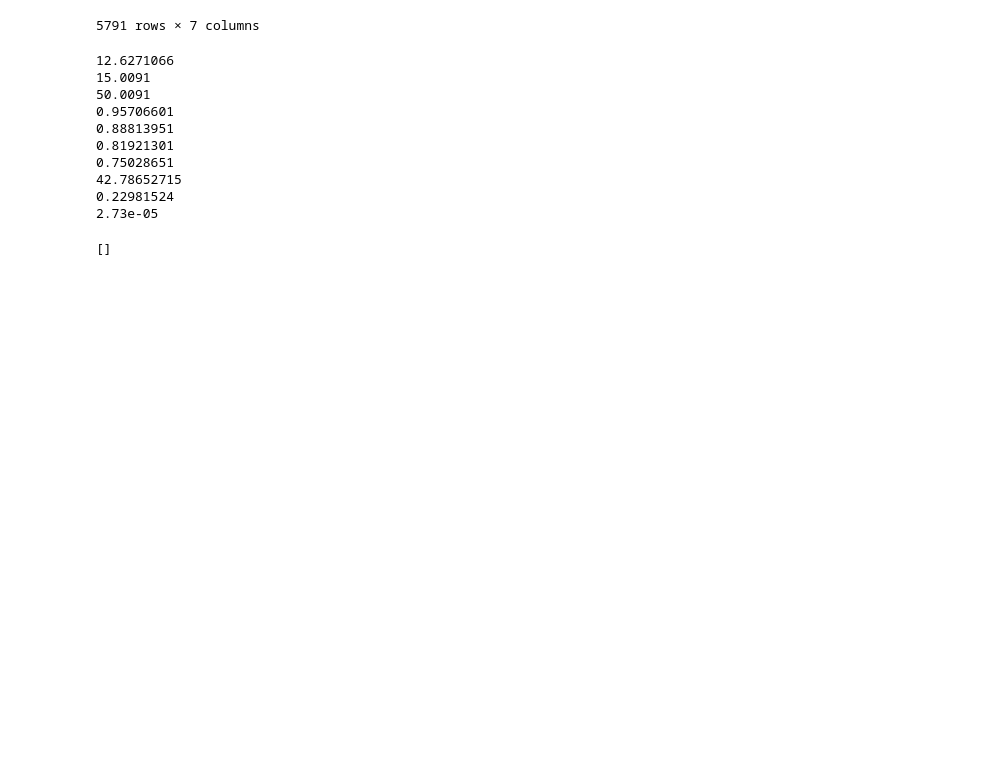
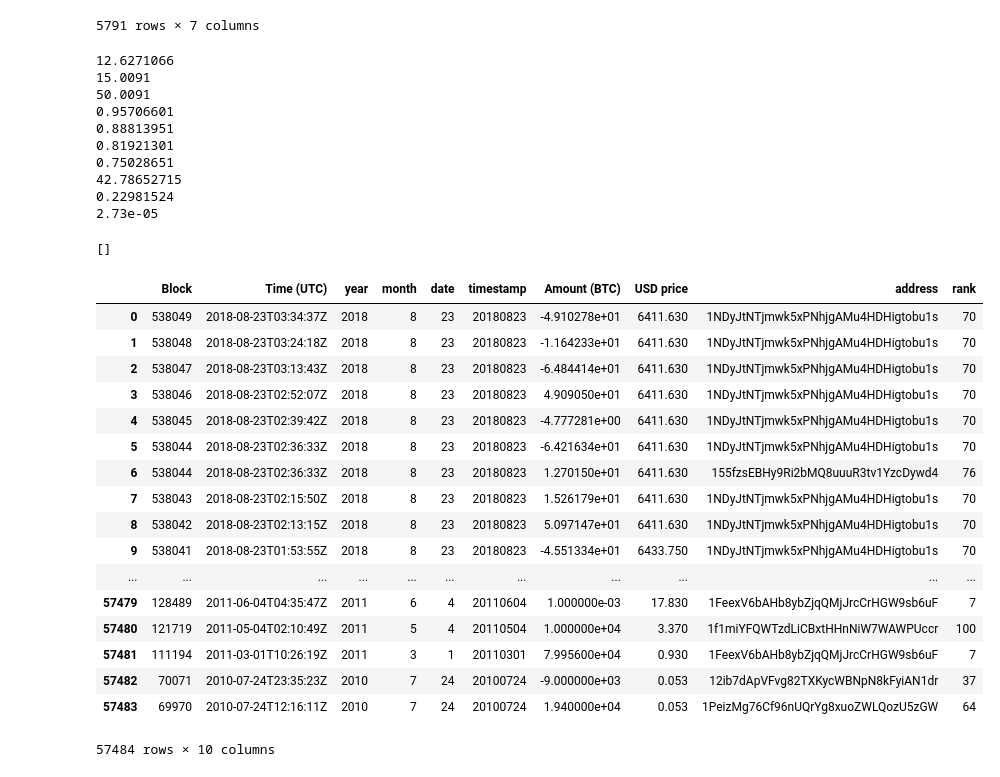
Before and after one commit to gary136/Work_files, a Jupyter notebook: bit_trad_his.ipynb, the cells around one changed output. Drawn from its saved outputs; the diff is of its cells as text; code cells hidden in the pictures; blank space fills up the shorter version.

```diff
--- a/bit_trad_his.ipynb
+++ b/bit_trad_his.ipynb
@@ -400,0 +403,21 @@ soup.find_all('td', {'class':'ss2'})
+# %%
+pd.read_csv('f100.csv')
+# %% [output]
+|  | Block | Time (UTC) | year | month | date | timestamp | Amount (BTC) | USD price | address | rank |
+| 0 | 538049 | 2018-08-23T03:34:37Z | 2018 | 8 | 23 | 20180823 | -4.910278e+01 | 6411.630 | 1NDyJtNTjmwk5xPNhjgAMu4HDHigtobu1s | 70 |
+| 1 | 538048 | 2018-08-23T03:24:18Z | 2018 | 8 | 23 | 20180823 | -1.164233e+01 | 6411.630 | 1NDyJtNTjmwk5xPNhjgAMu4HDHigtobu1s | 70 |
+| 2 | 538047 | 2018-08-23T03:13:43Z | 2018 | 8 | 23 | 20180823 | -6.484414e+01 | 6411.630 | 1NDyJtNTjmwk5xPNhjgAMu4HDHigtobu1s | 70 |
+| 3 | 538046 | 2018-08-23T02:52:07Z | 2018 | 8 | 23 | 20180823 | 4.909050e+01 | 6411.630 | 1NDyJtNTjmwk5xPNhjgAMu4HDHigtobu1s | 70 |
+| 4 | 538045 | 2018-08-23T02:39:42Z | 2018 | 8 | 23 | 20180823 | -4.777281e+00 | 6411.630 | 1NDyJtNTjmwk5xPNhjgAMu4HDHigtobu1s | 70 |
+| 5 | 538044 | 2018-08-23T02:36:33Z | 2018 | 8 | 23 | 20180823 | -6.421634e+01 | 6411.630 | 1NDyJtNTjmwk5xPNhjgAMu4HDHigtobu1s | 70 |
+| 6 | 538044 | 2018-08-23T02:36:33Z | 2018 | 8 | 23 | 20180823 | 1.270150e+01 | 6411.630 | 155fzsEBHy9Ri2bMQ8uuuR3tv1YzcDywd4 | 76 |
+| 7 | 538043 | 2018-08-23T02:15:50Z | 2018 | 8 | 23 | 20180823 | 1.526179e+01 | 6411.630 | 1NDyJtNTjmwk5xPNhjgAMu4HDHigtobu1s | 70 |
+| 8 | 538042 | 2018-08-23T02:13:15Z | 2018 | 8 | 23 | 20180823 | 5.097147e+01 | 6411.630 | 1NDyJtNTjmwk5xPNhjgAMu4HDHigtobu1s | 70 |
+| 9 | 538041 | 2018-08-23T01:53:55Z | 2018 | 8 | 23 | 20180823 | -4.551334e+01 | 6433.750 | 1NDyJtNTjmwk5xPNhjgAMu4HDHigtobu1s | 70 |
+| ... | ... | ... | ... | ... | ... | ... | ... | ... | ... | ... |
+| 57479 | 128489 | 2011-06-04T04:35:47Z | 2011 | 6 | 4 | 20110604 | 1.000000e-03 | 17.830 | 1FeexV6bAHb8ybZjqQMjJrcCrHGW9sb6uF | 7 |
+| 57480 | 121719 | 2011-05-04T02:10:49Z | 2011 | 5 | 4 | 20110504 | 1.000000e+04 | 3.370 | 1f1miYFQWTzdLiCBxtHHnNiW7WAWPUccr | 100 |
+| 57481 | 111194 | 2011-03-01T10:26:19Z | 2011 | 3 | 1 | 20110301 | 7.995600e+04 | 0.930 | 1FeexV6bAHb8ybZjqQMjJrcCrHGW9sb6uF | 7 |
+| 57482 | 70071 | 2010-07-24T23:35:23Z | 2010 | 7 | 24 | 20100724 | -9.000000e+03 | 0.053 | 12ib7dApVFvg82TXKycWBNpN8kFyiAN1dr | 37 |
+| 57483 | 69970 | 2010-07-24T12:16:11Z | 2010 | 7 | 24 | 20100724 | 1.940000e+04 | 0.053 | 1PeizMg76Cf96nUQrYg8xuoZWLQozU5zGW | 64 |
+57484 rows × 10 columns
```
Also changed, not shown: parts of 14 cells of this notebook, 13 other files.
